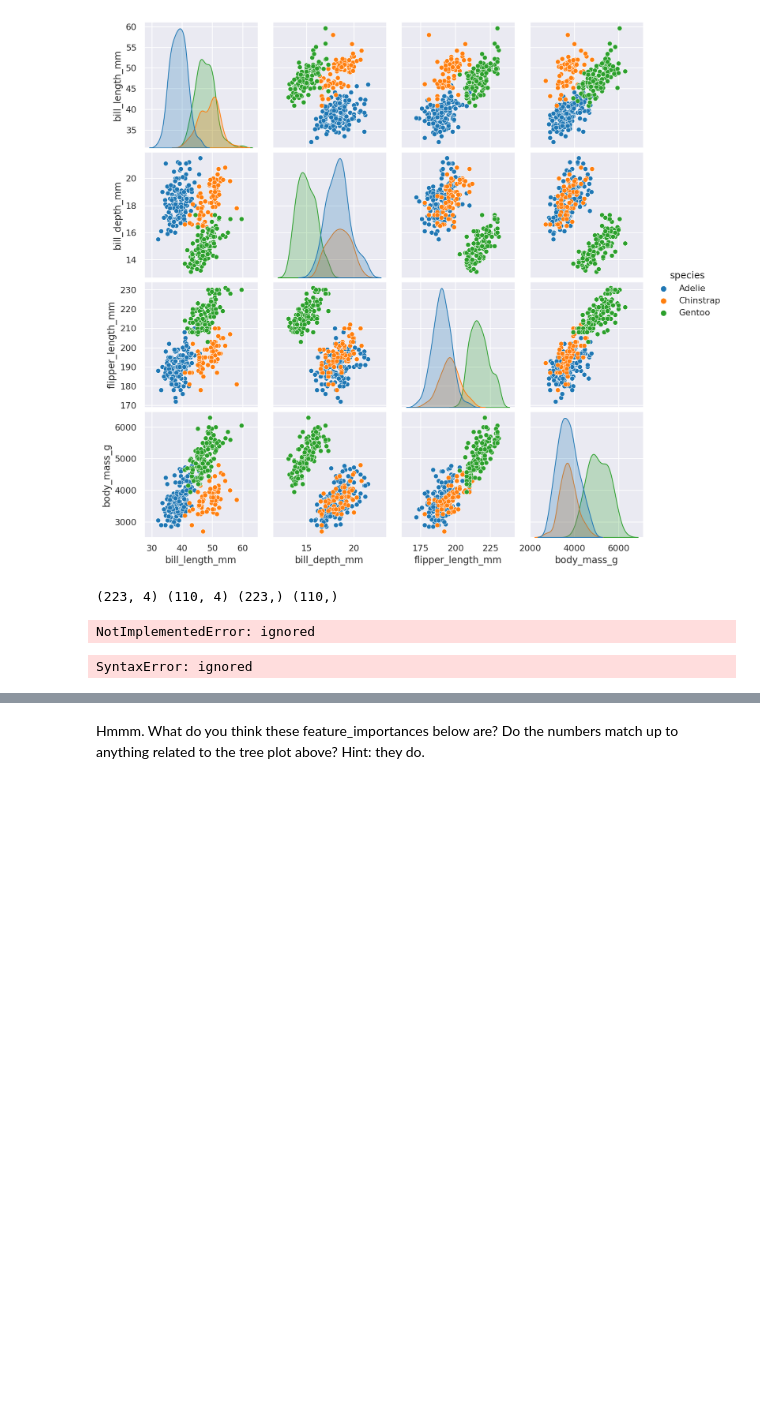
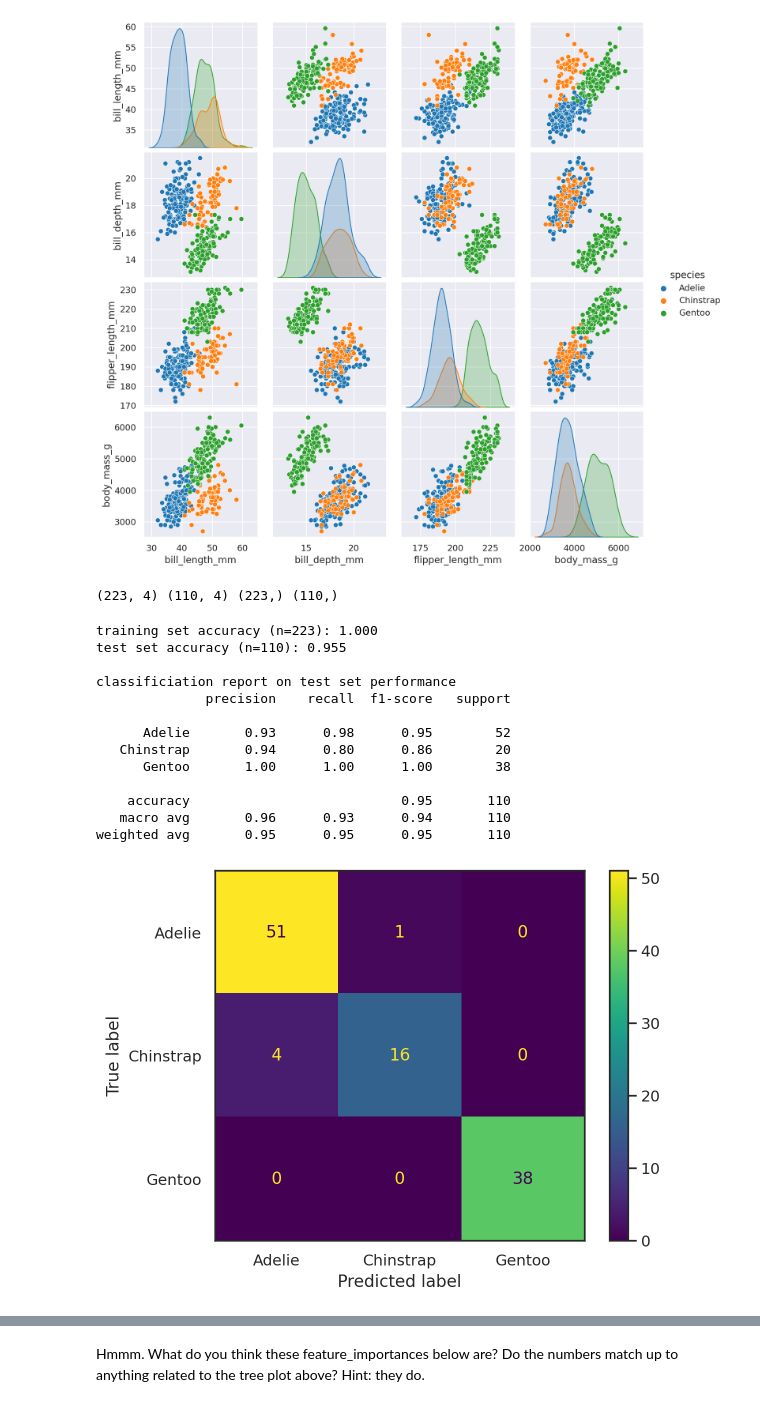
Before and after one commit to afleschner/demo_notebooks, a Jupyter notebook: lecture_08_trees_and_neighbors.ipynb, the cells around one changed output, grey strips where cells are left out. Saved outputs shown, nothing was run; the diff lists cells and outputs as text; code cells hidden in the pictures; blank space fills up the shorter version.

```diff
--- a/lecture_08_trees_and_neighbors.ipynb
+++ b/lecture_08_trees_and_neighbors.ipynb
@@ -97,33 +97,45 @@ model = DecisionTreeClassifier()
 # %%
 # fit it to training data!
 # YOUR CODE HERE
-raise NotImplementedError
+model.fit (X_train, y_train)
 
 # how good will we do on training set error and test set error?
 yhat_train = model.predict(X_train)
 yhat_test = model.predict(X_test)
-# %% [output]
-NotImplementedError: ignored
 # %%
 from sklearn.metrics import accuracy_score, classification_report
 from sklearn.metrics import ConfusionMatrixDisplay
 
-acc_train = accuracy_score(y_train, yhat_train)
+acc_train = accuracy_score(y_train, yhat_train) #estimation, predicted
 
 # calculate the test set error
-acc_test = raise NotImplementedError # YOUR CODE HERE
+acc_test = accuracy_score(y_test, yhat_test)
+ # YOUR CODE HERE
 
 print(f'training set accuracy (n={y_train.shape[0]}): {acc_train:4.3f}')
 print(f'test set accuracy (n={y_test.shape[0]}): {acc_test:4.3f}')
 print()
 print('classificiation report on test set performance')
 print(classification_report(y_test, yhat_test))
 print()
 
 with sns.axes_style('white'):
     ConfusionMatrixDisplay.from_predictions(y_test, yhat_test)
 # %% [output]
-SyntaxError: ignored
+training set accuracy (n=223): 1.000
+test set accuracy (n=110): 0.955
+
+classificiation report on test set performance
+              precision    recall  f1-score   support
+
+      Adelie       0.93      0.98      0.95        52
+   Chinstrap       0.94      0.80      0.86        20
+      Gentoo       1.00      1.00      1.00        38
+
+    accuracy                           0.95       110
+   macro avg       0.96      0.93      0.94       110
+weighted avg       0.95      0.95      0.95       110
+[figure, added]
 # %%
 # great!  so what does our decision tree look like?
 
```
Also changed, not shown: parts of 9 cells of this notebook.
